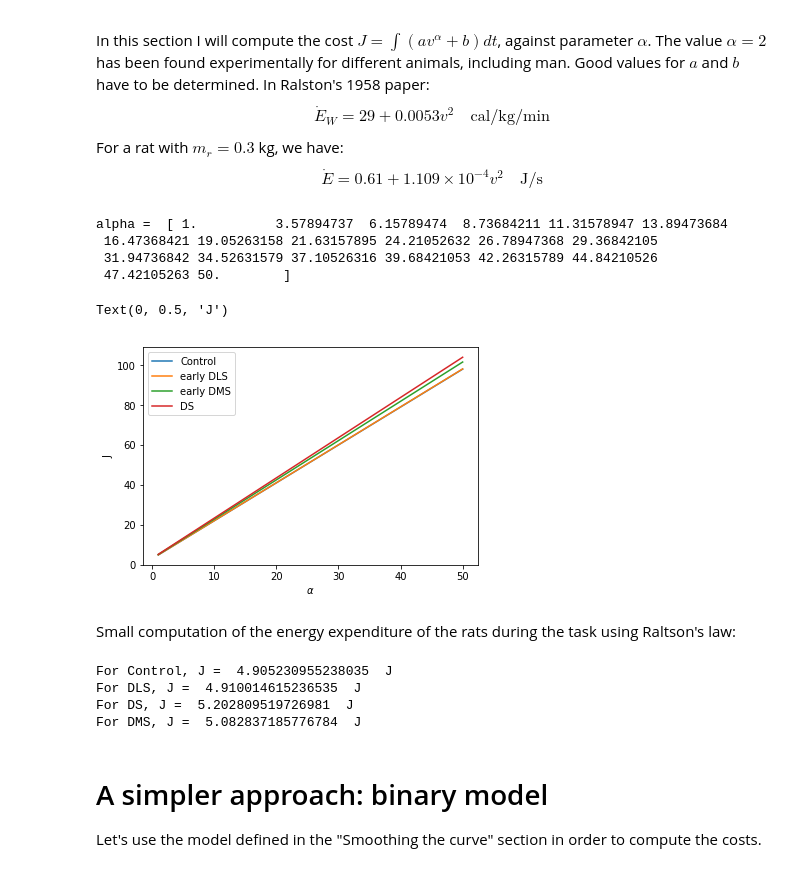
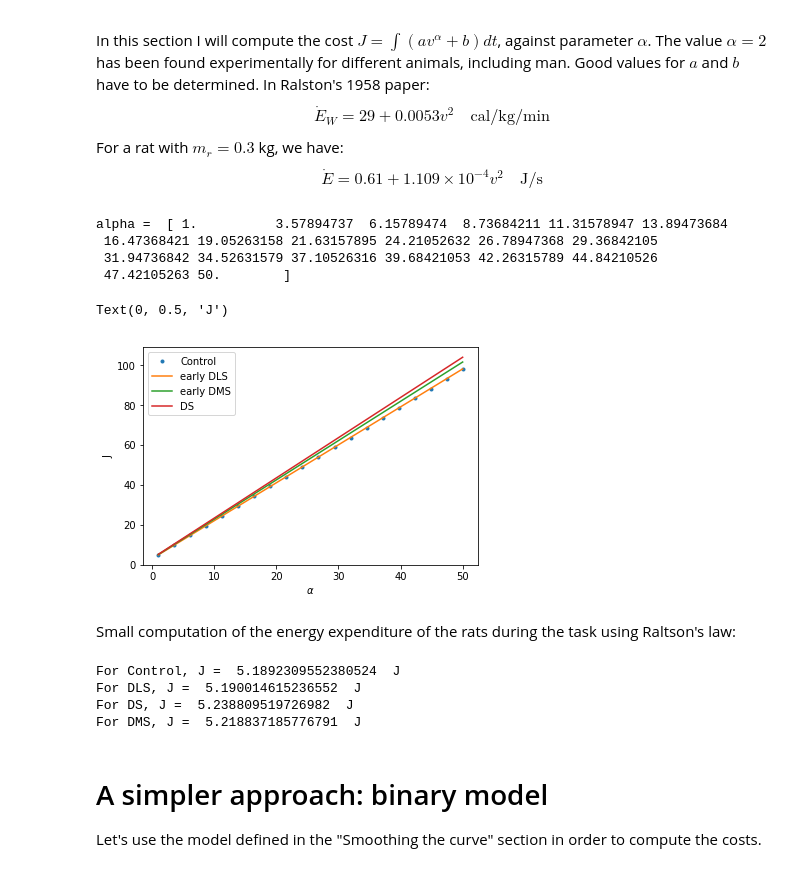
Before and after one commit to remy13127/rat_optimization, a Jupyter notebook: Cost of physical effort.ipynb, the cells around one changed output. Drawn from its saved outputs; the diff is of its cells as text; code cells hidden in the pictures.

```diff
--- a/Cost of physical effort.ipynb
+++ b/Cost of physical effort.ipynb
@@ -41,7 +41,7 @@ def cost(velocity,epsilon):
     cost=0
     a=1.109E-04
     b=0.61
-    ssp=0.55
+    ssp=0.60
     for i in range(len(velocity)):
         if np.abs(velocity[i]-vtapis)<epsilon:
             cost+=ssp*dt
@@ -139,35 +155,35 @@ def costalpha(velocity,alpha,epsilon):
     costalpha=[]
     for a in alpha:
         for i in range(len(velocity)):
             if np.abs(velocity[i]-vtapis)<epsilon: #criterion for steady state
                 cost+=ssp*dt
             else:
                 cost+=((acoef*np.abs((velocity[i])-vtapis))**int(a)+b)*dt #energy loss during effort,
                 #v is the relative velocity of the rat
         costalpha.append(cost)
     return(costalpha)
 
 alpha=np.linspace(1,50,20)
 print("alpha = ",alpha)
 jalphac=costalpha(velocityc,alpha,0.05)
 jalphadls=costalpha(velocitydls,alpha,0.05)
 jalphadms=costalpha(velocitydms,alpha,0.05)
 jalphads=costalpha(velocityds,alpha,0.05)
 
-plt.plot(alpha,jalphac,label='Control')
+plt.plot(alpha,jalphac,'.',label='Control')
 plt.plot(alpha,jalphadls,label="early DLS")
 plt.plot(alpha,jalphadms,label="early DMS")
 plt.plot(alpha,jalphads,label='DS')
 plt.legend()
 plt.xlabel(r'$\alpha$')
 plt.ylabel("J")
 # %% [output]
 alpha =  [ 1.          3.57894737  6.15789474  8.73684211 11.31578947 13.89473684
  16.47368421 19.05263158 21.63157895 24.21052632 26.78947368 29.36842105
  31.94736842 34.52631579 37.10526316 39.68421053 42.26315789 44.84210526
  47.42105263 50.        ]
 Text(0, 0.5, 'J')
-[figure, old version]
+[figure, new version]
 # %% [markdown]
 Small computation of the energy expenditure of the rats during the task using Raltson's law:
 # %%
@@ -181,10 +197,10 @@ print("For DLS, J = ",costdls," J")
 print("For DS, J = ",costds," J")
 print("For DMS, J = ",costdms," J")
 # %% [output]
-For Control, J =  4.905230955238035  J
-For DLS, J =  4.910014615236535  J
-For DS, J =  5.202809519726981  J
-For DMS, J =  5.082837185776784  J
+For Control, J =  5.1892309552380524  J
+For DLS, J =  5.190014615236552  J
+For DS, J =  5.238809519726982  J
+For DMS, J =  5.218837185776791  J
 # %% [markdown]
 # A simpler approach: binary model
 
```
Also changed, not shown: parts of 10 cells of this notebook, 1 other file.
